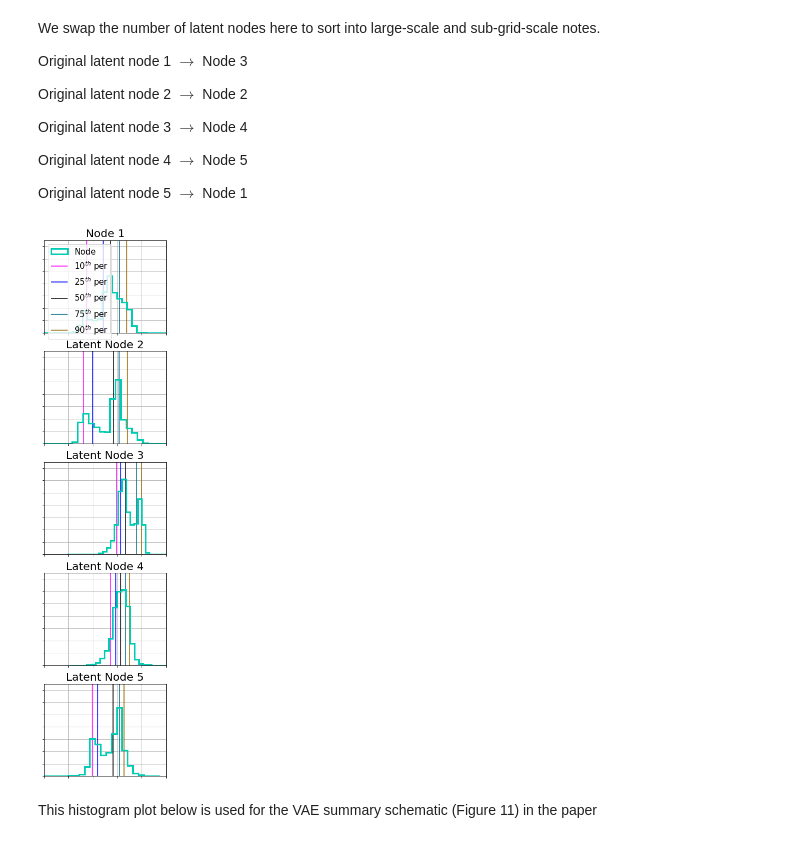
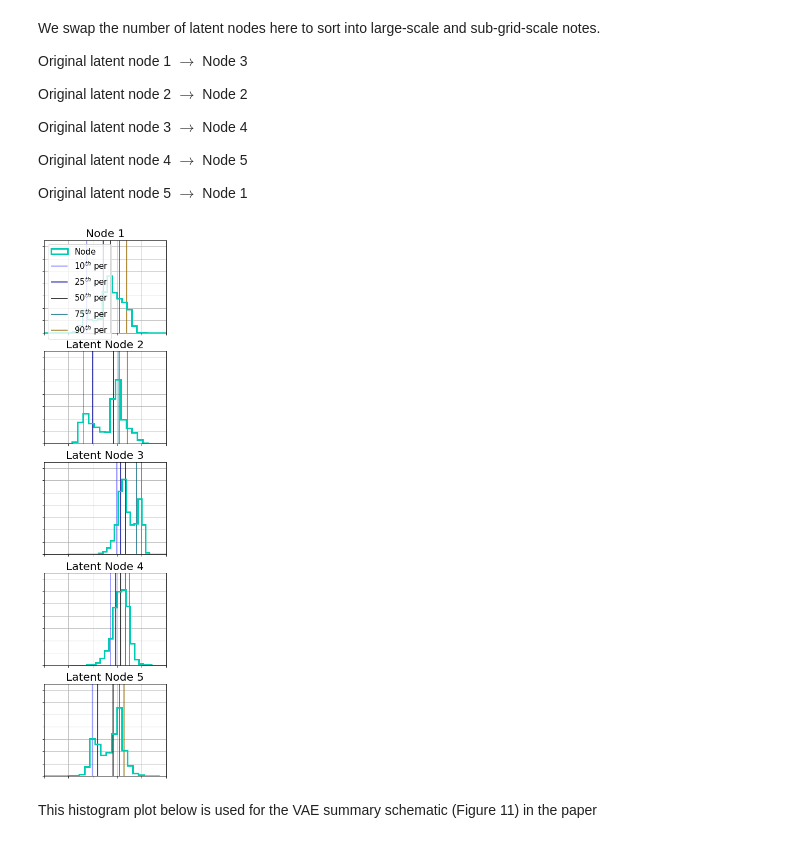
Before and after one commit to EyringMLClimateGroup/behrens22james_SPCAM_VED, a Jupyter notebook: VAE_AED_clim_clim_conv_distributions.ipynb, the cells around one changed output. Drawn from its saved outputs; the diff is of its cells as text; code cells hidden in the pictures.

Commit message:
Updated Figures of VAE and AED PCA latent space plots

```diff
--- a/VAE_AED_clim_clim_conv_distributions.ipynb
+++ b/VAE_AED_clim_clim_conv_distributions.ipynb
@@ -60,7 +44,8 @@ print(AED_pca_expl_var)# explained variance of first two leading PCs of latent s
 # %% [markdown]
 # Plot marginal distributions of the latent space of VAE$_{clim \rightarrow clim + conv}$
 # %%
-c_map=[[0,0,0,1],[1,0,1,1],[0,0,1,1],[0,0.4,0.5,1],[0.6,0.4,0,1]] # use same colorbar as in generative modelling plots
+c_map=[[0,0,1,0.5],[0,0,0.6,1],[0,0,0,1],[0,0.4,0.5,1],[0.6,0.4,0,1]]
+ # use same colorbar as in generative modelling plots
 # %%
 ## first latent dimension
 plt.figure(1,(5,4))
@@ -422,11 +407,11 @@ plt.hist(VAE_clim_clim_conv_encoder[:,4],29,
          density=True,stacked=True,histtype='step',linewidth=3,
          color=[0,0.8,0.7,1],label='Node')
 plt.vlines(np.percentile(VAE_clim_clim_conv_encoder[:,4],10),
-           0,0.40,color=c_map[1],label=r'10$^{th}$ per')
+           0,0.40,color=c_map[0],label=r'10$^{th}$ per')
 plt.vlines(np.percentile(VAE_clim_clim_conv_encoder[:,4],25),
-           0,0.40,color=c_map[2],label=r'25$^{th}$ per')
+           0,0.40,color=c_map[1],label=r'25$^{th}$ per')
 plt.vlines(np.median(VAE_clim_clim_conv_encoder[:,4]),
-           0,0.40,color=c_map[0],label=r'50$^{th}$ per')
+           0,0.40,color=c_map[2],label=r'50$^{th}$ per')
 plt.vlines(np.percentile(VAE_clim_clim_conv_encoder[:,4],75),
            0,0.40,color=c_map[3],label=r'75$^{th}$ per')
 plt.vlines(np.percentile(VAE_clim_clim_conv_encoder[:,4],90),
@@ -442,9 +427,9 @@ plt.grid(True)
 
 ax_2=plt.subplot(5,1,2)
 plt.hist(VAE_clim_clim_conv_encoder[:,1],29,density=True,stacked=True,histtype='step',linewidth=3,color=[0,0.8,0.7,1])
-plt.vlines(np.percentile(VAE_clim_clim_conv_encoder[:,1],10),0,0.40,color=c_map[1])
-plt.vlines(np.percentile(VAE_clim_clim_conv_encoder[:,1],25),0,0.40,color=c_map[2])
-plt.vlines(np.median(VAE_clim_clim_conv_encoder[:,1]),0,0.40,color=c_map[0])
+plt.vlines(np.percentile(VAE_clim_clim_conv_encoder[:,1],10),0,0.40,color=c_map[0])
+plt.vlines(np.percentile(VAE_clim_clim_conv_encoder[:,1],25),0,0.40,color=c_map[1])
+plt.vlines(np.median(VAE_clim_clim_conv_encoder[:,1]),0,0.40,color=c_map[2])
 plt.vlines(np.percentile(VAE_clim_clim_conv_encoder[:,1],75),0,0.40,color=c_map[3])
 plt.vlines(np.percentile(VAE_clim_clim_conv_encoder[:,1],90),0,0.40,color=c_map[4])
 plt.ylim(0,0.15)
@@ -458,11 +443,11 @@ ax_3=plt.subplot(5,1,3)
 plt.hist(VAE_clim_clim_conv_encoder[:,0],29,density=True,stacked=True,histtype='step',
          linewidth=3,color=[0,0.8,0.7,1])
 plt.vlines(np.percentile(VAE_clim_clim_conv_encoder[:,0],10),
+           0,0.40,color=c_map[0])
+plt.vlines(np.percentile(VAE_clim_clim_conv_encoder[:,0],25),
            0,0.40,color=c_map[1])
-plt.vlines(np.percentile(VAE_clim_clim_conv_encoder[:,0],25),
+plt.vlines(np.median(VAE_clim_clim_conv_encoder[:,0]),
            0,0.40,color=c_map[2])
-plt.vlines(np.median(VAE_clim_clim_conv_encoder[:,0]),
-           0,0.40,color=c_map[0])
 plt.vlines(np.percentile(VAE_clim_clim_conv_encoder[:,0],75),
            0,0.40,color=c_map[3])
 plt.vlines(np.percentile(VAE_clim_clim_conv_encoder[:,0],90),
@@ -470,40 +455,40 @@ plt.vlines(np.percentile(VAE_clim_clim_conv_encoder[:,0],90),
 plt.ylim(0,0.15)
 plt.xlim(-30,20)
 plt.title('Latent Node 3',fontsize=20)
 ax_3.set_xticklabels([])
 ax_3.set_yticklabels([])
 plt.grid(True)
 
 
 ax_4=plt.subplot(5,1,4)
 plt.hist(VAE_clim_clim_conv_encoder[:,2],29,density=True,stacked=True,histtype='step',linewidth=3,color=[0,0.8,0.7,1])
-plt.vlines(np.percentile(VAE_clim_clim_conv_encoder[:,2],10),0,0.40,color=c_map[1])
-plt.vlines(np.percentile(VAE_clim_clim_conv_encoder[:,2],25),0,0.40,color=c_map[2])
-plt.vlines(np.median(VAE_clim_clim_conv_encoder[:,2]),0,0.40,color=c_map[0])
+plt.vlines(np.percentile(VAE_clim_clim_conv_encoder[:,2],10),0,0.40,color=c_map[0])
+plt.vlines(np.percentile(VAE_clim_clim_conv_encoder[:,2],25),0,0.40,color=c_map[1])
+plt.vlines(np.median(VAE_clim_clim_conv_encoder[:,2]),0,0.40,color=c_map[2])
 plt.vlines(np.percentile(VAE_clim_clim_conv_encoder[:,2],75),0,0.40,color=c_map[3])
 plt.vlines(np.percentile(VAE_clim_clim_conv_encoder[:,2],90),0,0.40,color=c_map[4])
 plt.ylim(0,0.15)
 plt.xlim(-30,20)
 plt.title('Latent Node 4',fontsize=20)
 ax_4.set_xticklabels([])
 ax_4.set_yticklabels([])
 plt.grid(True)
 
 ax_5=plt.subplot(5,1,5)
 plt.hist(VAE_clim_clim_conv_encoder[:,3],29,density=True,stacked=True,histtype='step',linewidth=3,color=[0,0.8,0.7,1])
-plt.vlines(np.percentile(VAE_clim_clim_conv_encoder[:,3],10),0,0.40,color=c_map[1])
-plt.vlines(np.percentile(VAE_clim_clim_conv_encoder[:,3],25),0,0.40,color=c_map[2])
-plt.vlines(np.median(VAE_clim_clim_conv_encoder[:,3]),0,0.40,color=c_map[0])
+plt.vlines(np.percentile(VAE_clim_clim_conv_encoder[:,3],10),0,0.40,color=c_map[0])
+plt.vlines(np.percentile(VAE_clim_clim_conv_encoder[:,3],25),0,0.40,color=c_map[1])
+plt.vlines(np.median(VAE_clim_clim_conv_encoder[:,3]),0,0.40,color=c_map[2])
 plt.vlines(np.percentile(VAE_clim_clim_conv_encoder[:,3],75),0,0.40,color=c_map[3])
 plt.vlines(np.percentile(VAE_clim_clim_conv_encoder[:,3],90),0,0.40,color=c_map[4])
 plt.ylim(0,0.15)
 plt.xlim(-30,20)
 plt.title('Latent Node 5',fontsize=20)
 ax_5.set_xticklabels([])
 ax_5.set_yticklabels([])
 plt.grid(True)
 # %% [output]
-[figure, old version]
+[figure, new version]
 # %% [markdown]
 This histogram plot below is used for the VAE summary schematic (Figure 11) in the paper
 # %%
```
Also changed, not shown: parts of 20 cells of this notebook.
